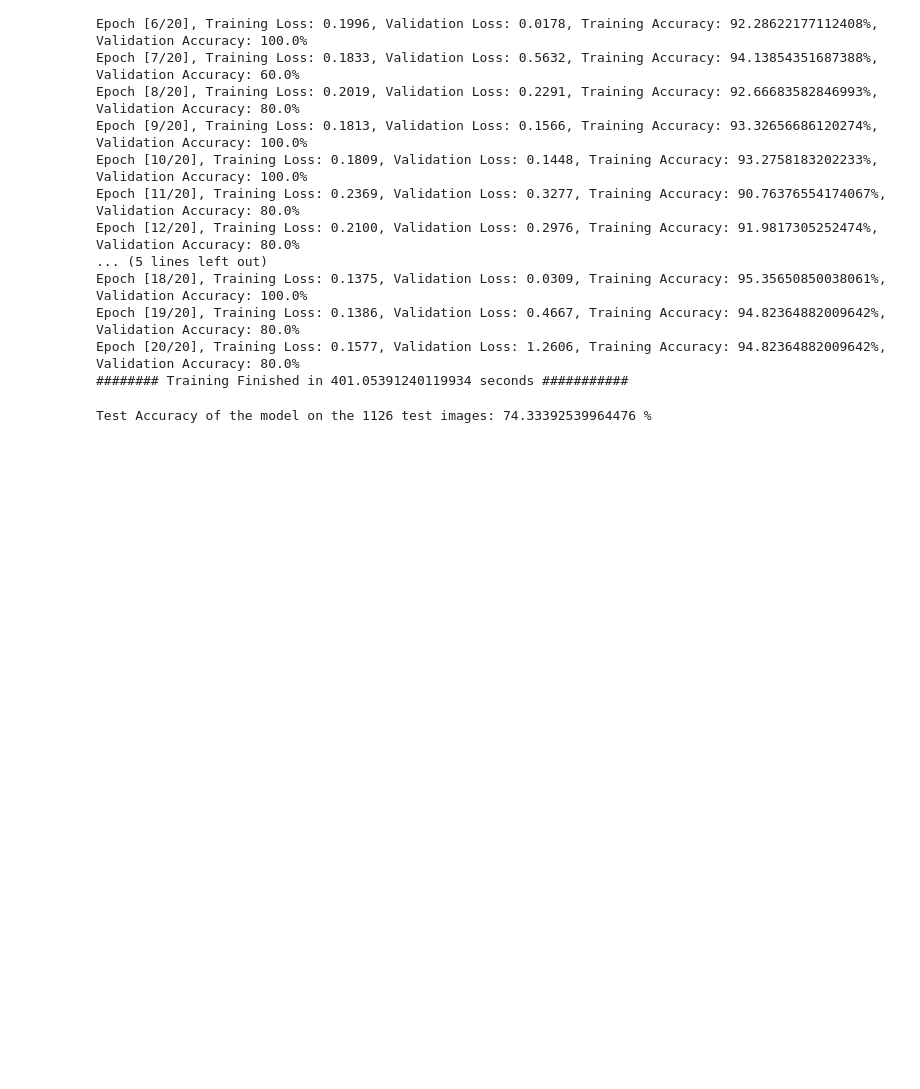
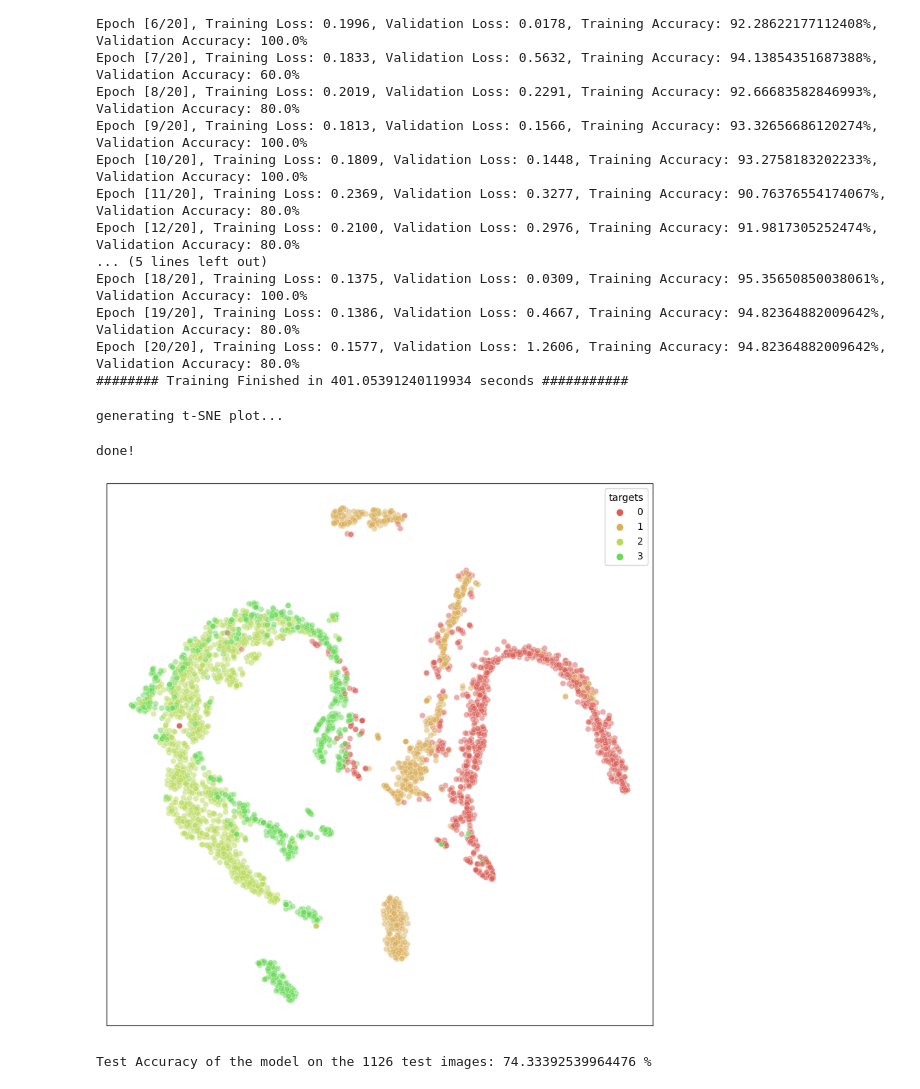
Before and after one commit to madhavtripathi05/COMP6721_Group_L, a Jupyter notebook: rsicb-resnet-validation-tsne.ipynb, the cells around one changed output. Saved outputs shown, nothing was run; the diff lists cells and outputs as text; code cells hidden in the pictures; blank space fills up the shorter version.

Commit message:
updated rsicb tsne and validation loop

```diff
--- a/rsicb-resnet-validation-tsne.ipynb
+++ b/rsicb-resnet-validation-tsne.ipynb
@@ -179,6 +179,61 @@ Epoch [18/20], Training Loss: 0.1375, Validation Loss: 0.0309, Training Accuracy
 Epoch [19/20], Training Loss: 0.1386, Validation Loss: 0.4667, Training Accuracy: 94.82364882009642%, Validation Accuracy: 80.0%
 Epoch [20/20], Training Loss: 0.1577, Validation Loss: 1.2606, Training Accuracy: 94.82364882009642%, Validation Accuracy: 80.0%
 ######## Training Finished in 401.05391240119934 seconds ###########
+# %%
+#TSNE
+model.eval()
+targets_list = []
+outputs_list = []
+
+with torch.no_grad():
+    for idx, (inputs, targets) in enumerate(train_loader):
+        inputs = inputs.to(device)
+        targets = targets.to(device)
+        targets_np = targets.data.cpu().numpy()
+
+        outputs = model(inputs)
+        outputs_np = outputs.data.cpu().numpy()
+
+        targets_list.append(targets_np[:, np.newaxis])
+        outputs_list.append(outputs_np)
+
+targets = np.concatenate(targets_list, axis=0)
+outputs = np.concatenate(outputs_list, axis=0).astype(np.float64)
+# %%
+import pandas as pd
+from sklearn.manifold import TSNE
+import seaborn as sns
+import matplotlib.pyplot as plt
+print('generating t-SNE plot...')
+# tsne_output = bh_sne(outputs)
+tsne = TSNE(random_state=0)
+tsne_output = tsne.fit_transform(outputs)
+
+df = pd.DataFrame(tsne_output, columns=['x', 'y'])
+df['targets'] = targets
+
+plt.rcParams['figure.figsize'] = 10, 10
+sns.scatterplot(
+    x='x', y='y',
+    hue='targets',
+    palette=sns.color_palette("hls", 10),
+    data=df,
+    marker='o',
+    legend="full",
+    alpha=0.5
+)
+
+plt.xticks([])
+plt.yticks([])
+plt.xlabel('')
+plt.ylabel('')
+
+# plt.savefig(os.path.join(save_dir,'tsne.png'), bbox_inches='tight')
+print('done!')
+# %% [output]
+generating t-SNE plot...
+done!
+[figure, added]
 # %%
 # Calculating Test Accuracy
 model.eval()
```
Also changed, not shown: 1 other file.
